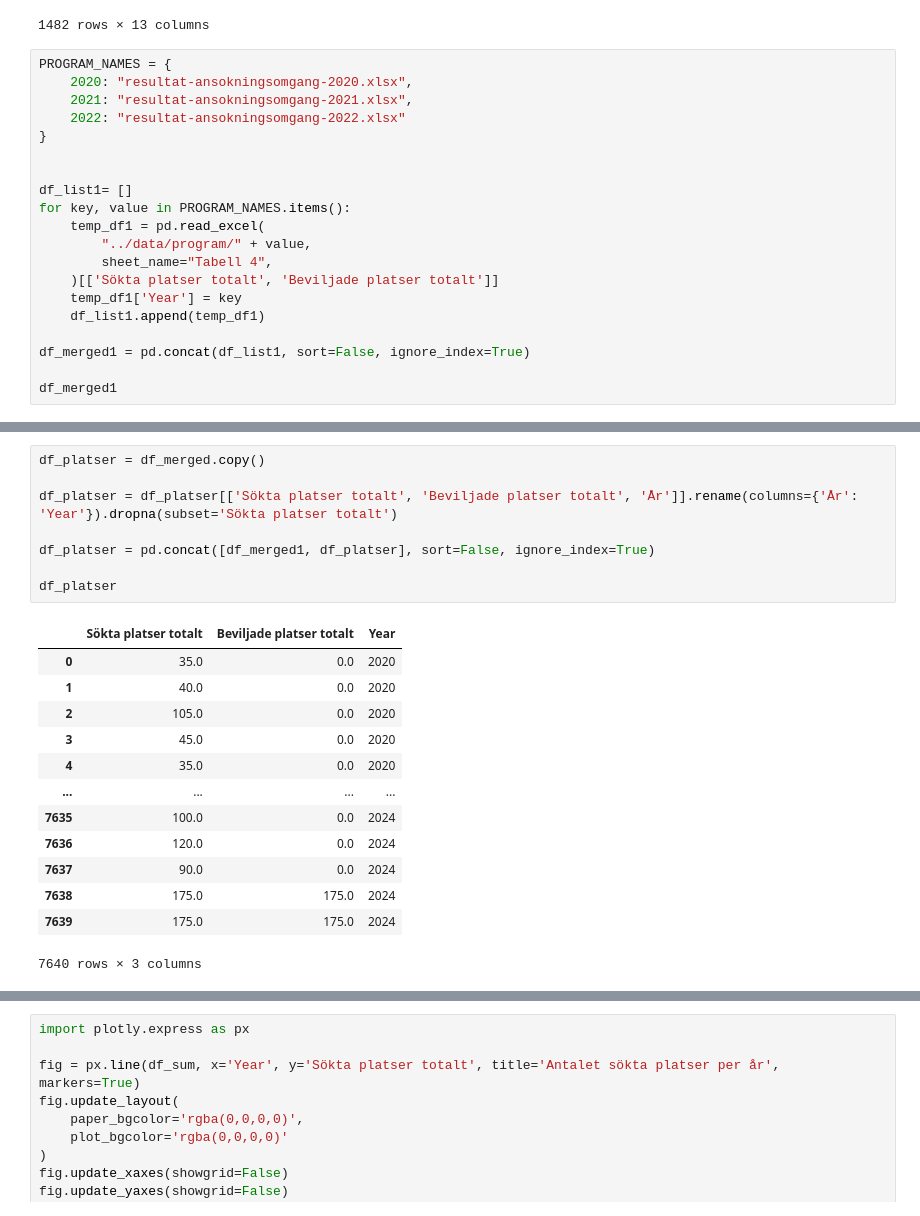
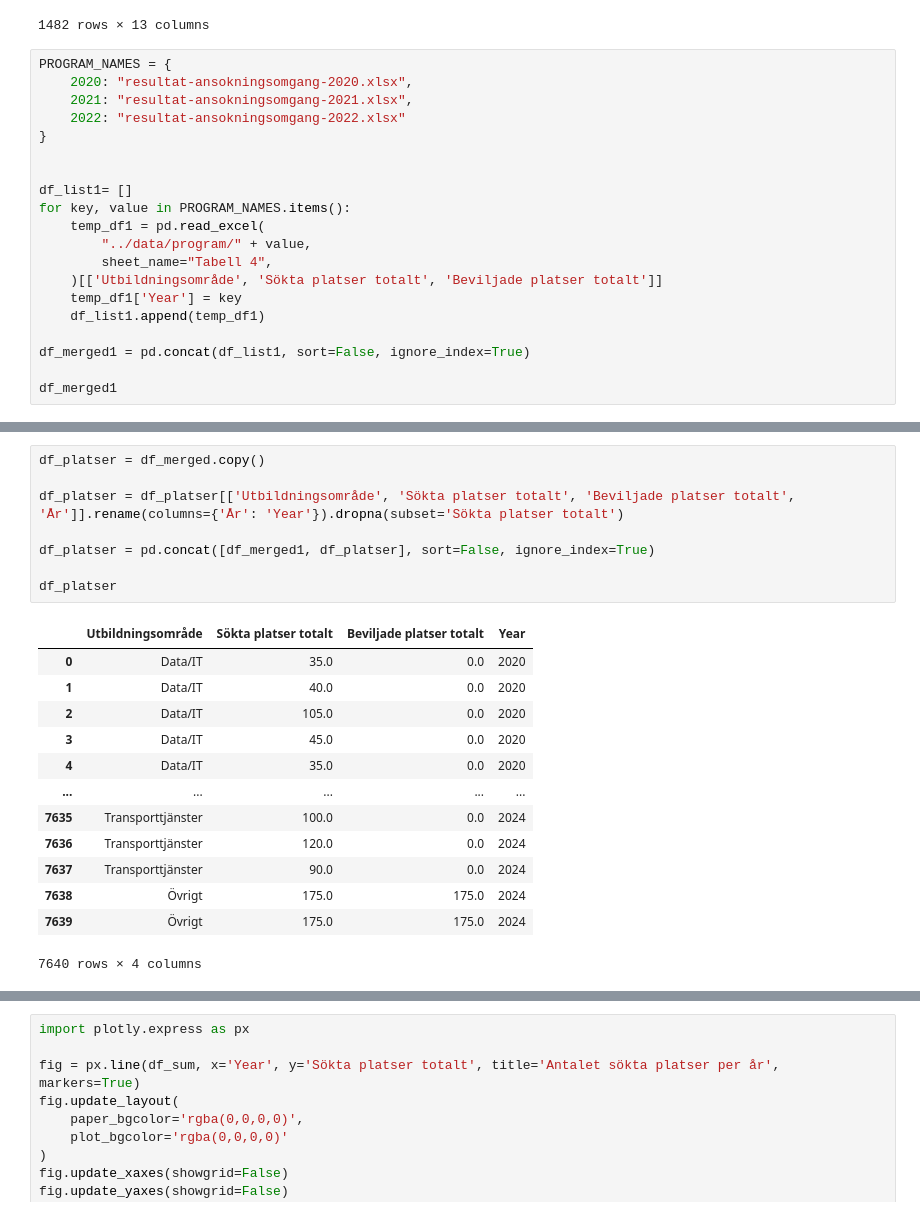
Before and after one commit to AntonBackeus/DataVisualisering_Projekt_YhKollen_G1, a Jupyter notebook: eda/anton_eda.ipynb, the cells around one changed output, grey strips where cells are left out. Saved outputs shown, nothing was run; the diff lists cells and outputs as text.

```diff
--- a/eda/anton_eda.ipynb
+++ b/eda/anton_eda.ipynb
@@ -382,7 +382,7 @@ for key, value in PROGRAM_NAMES.items():
     temp_df1 = pd.read_excel(
         "../data/program/" + value,
         sheet_name="Tabell 4",
-    )[['Sökta platser totalt', 'Beviljade platser totalt']]
+    )[['Utbildningsområde', 'Sökta platser totalt', 'Beviljade platser totalt']]
     temp_df1['Year'] = key
     df_list1.append(temp_df1)
 
@@ -406,23 +406,23 @@ df_merged1
 # %%
 df_platser = df_merged.copy()
 
-df_platser = df_platser[['Sökta platser totalt', 'Beviljade platser totalt', 'År']].rename(columns={'År': 'Year'}).dropna(subset='Sökta platser totalt')
+df_platser = df_platser[['Utbildningsområde', 'Sökta platser totalt', 'Beviljade platser totalt', 'År']].rename(columns={'År': 'Year'}).dropna(subset='Sökta platser totalt')
 
 df_platser = pd.concat([df_merged1, df_platser], sort=False, ignore_index=True)
 
 df_platser
 # %% [output]
-|  | Sökta platser totalt | Beviljade platser totalt | Year |
-| 0 | 35.0 | 0.0 | 2020 |
-| 1 | 40.0 | 0.0 | 2020 |
-| 2 | 105.0 | 0.0 | 2020 |
-| 3 | 45.0 | 0.0 | 2020 |
-| 4 | 35.0 | 0.0 | 2020 |
-| ... | ... | ... | ... |
-| 7635 | 100.0 | 0.0 | 2024 |
-| 7636 | 120.0 | 0.0 | 2024 |
-| 7637 | 90.0 | 0.0 | 2024 |
-| 7638 | 175.0 | 175.0 | 2024 |
-| 7639 | 175.0 | 175.0 | 2024 |
+|  | Utbildningsområde | Sökta platser totalt | Beviljade platser totalt | Year |
+| 0 | Data/IT | 35.0 | 0.0 | 2020 |
+| 1 | Data/IT | 40.0 | 0.0 | 2020 |
+| 2 | Data/IT | 105.0 | 0.0 | 2020 |
+| 3 | Data/IT | 45.0 | 0.0 | 2020 |
+| 4 | Data/IT | 35.0 | 0.0 | 2020 |
+| ... | ... | ... | ... | ... |
+| 7635 | Transporttjänster | 100.0 | 0.0 | 2024 |
+| 7636 | Transporttjänster | 120.0 | 0.0 | 2024 |
+| 7637 | Transporttjänster | 90.0 | 0.0 | 2024 |
+| 7638 | Övrigt | 175.0 | 175.0 | 2024 |
+| 7639 | Övrigt | 175.0 | 175.0 | 2024 |
-7640 rows × 3 columns
+7640 rows × 4 columns
 # %%
```
Also changed, not shown: parts of 8 cells of this notebook.
